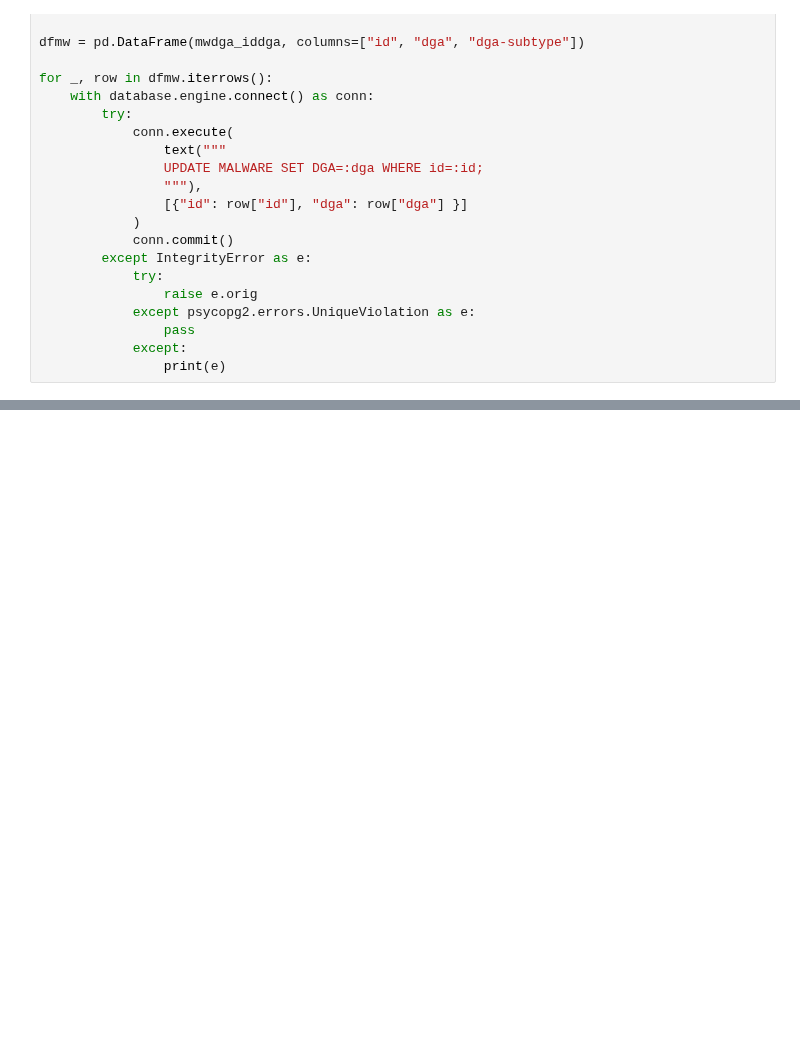
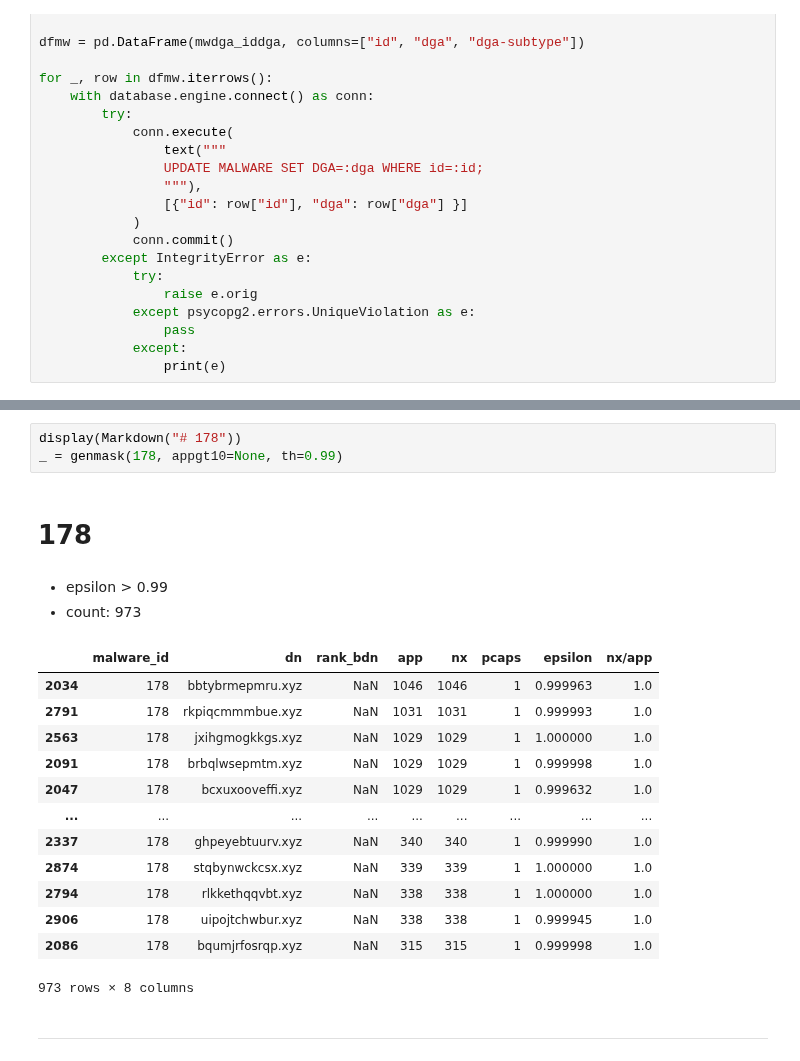
Before and after one commit to princio/dga-detection-analysis-framework, a Jupyter notebook: ml/pcap_analysis/mw_analyzer.ipynb, the cells around one changed output, grey strips where cells are left out. Drawn from its saved outputs; the diff is of its cells as text; blank space fills up the shorter version.

```diff
--- a/ml/pcap_analysis/mw_analyzer.ipynb
+++ b/ml/pcap_analysis/mw_analyzer.ipynb
@@ -1873,0 +633,21 @@ Success
+# %%
+display(Markdown("# 178"))
+_ = genmask(178, appgt10=None, th=0.99)
+# %% [output]
+# 178
+- epsilon > 0.99
+- count: 973
+|  | malware_id | dn | rank_bdn | app | nx | pcaps | epsilon | nx/app |
+| 2034 | 178 | bbtybrmepmru.xyz | NaN | 1046 | 1046 | 1 | 0.999963 | 1.0 |
+| 2791 | 178 | rkpiqcmmmbue.xyz | NaN | 1031 | 1031 | 1 | 0.999993 | 1.0 |
+| 2563 | 178 | jxihgmogkkgs.xyz | NaN | 1029 | 1029 | 1 | 1.000000 | 1.0 |
+| 2091 | 178 | brbqlwsepmtm.xyz | NaN | 1029 | 1029 | 1 | 0.999998 | 1.0 |
+| 2047 | 178 | bcxuxooveffi.xyz | NaN | 1029 | 1029 | 1 | 0.999632 | 1.0 |
+| ... | ... | ... | ... | ... | ... | ... | ... | ... |
+| 2337 | 178 | ghpeyebtuurv.xyz | NaN | 340 | 340 | 1 | 0.999990 | 1.0 |
+| 2874 | 178 | stqbynwckcsx.xyz | NaN | 339 | 339 | 1 | 1.000000 | 1.0 |
+| 2794 | 178 | rlkkethqqvbt.xyz | NaN | 338 | 338 | 1 | 1.000000 | 1.0 |
+| 2906 | 178 | uipojtchwbur.xyz | NaN | 338 | 338 | 1 | 0.999945 | 1.0 |
+| 2086 | 178 | bqumjrfosrqp.xyz | NaN | 315 | 315 | 1 | 0.999998 | 1.0 |
+973 rows × 8 columns
+***
```
Also changed, not shown: parts of 50 cells of this notebook, 1 other file.
